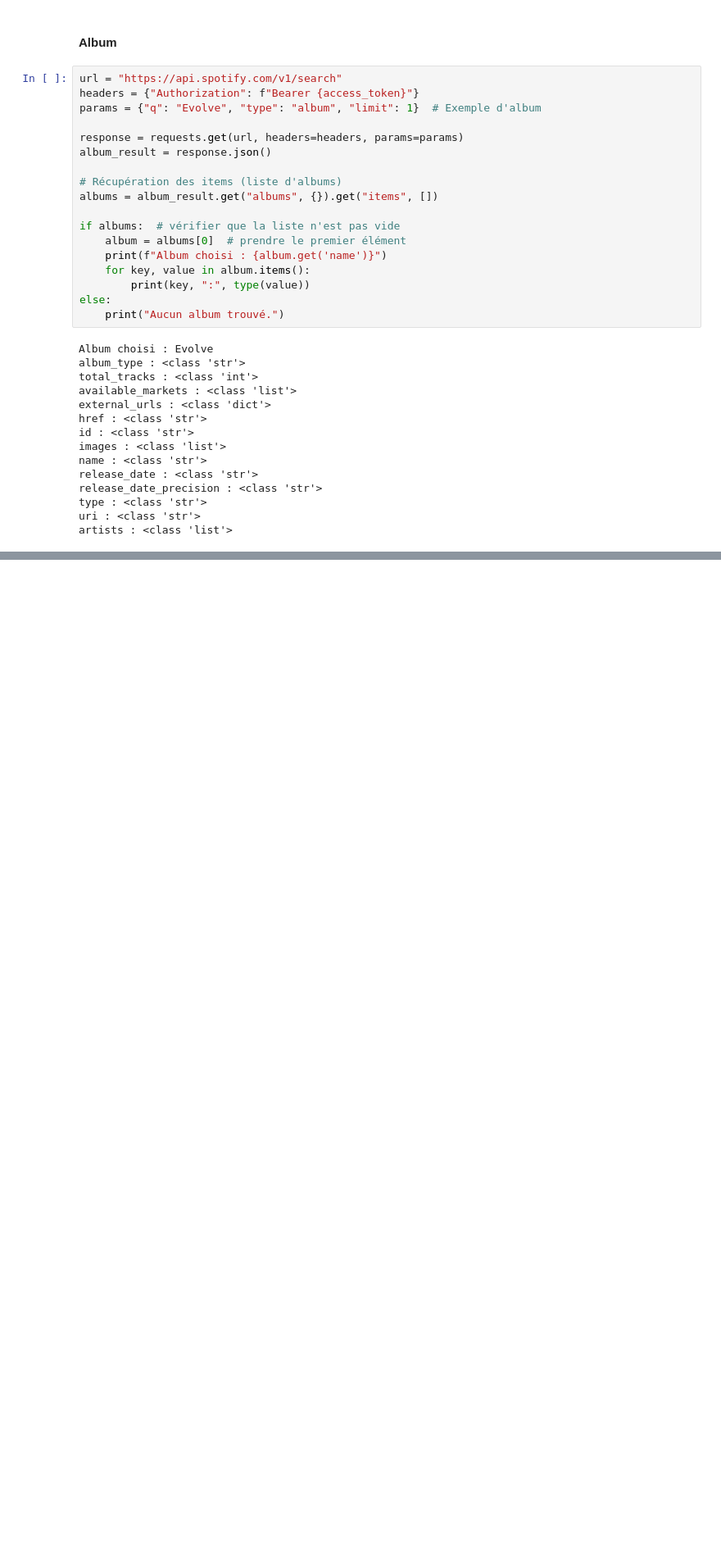
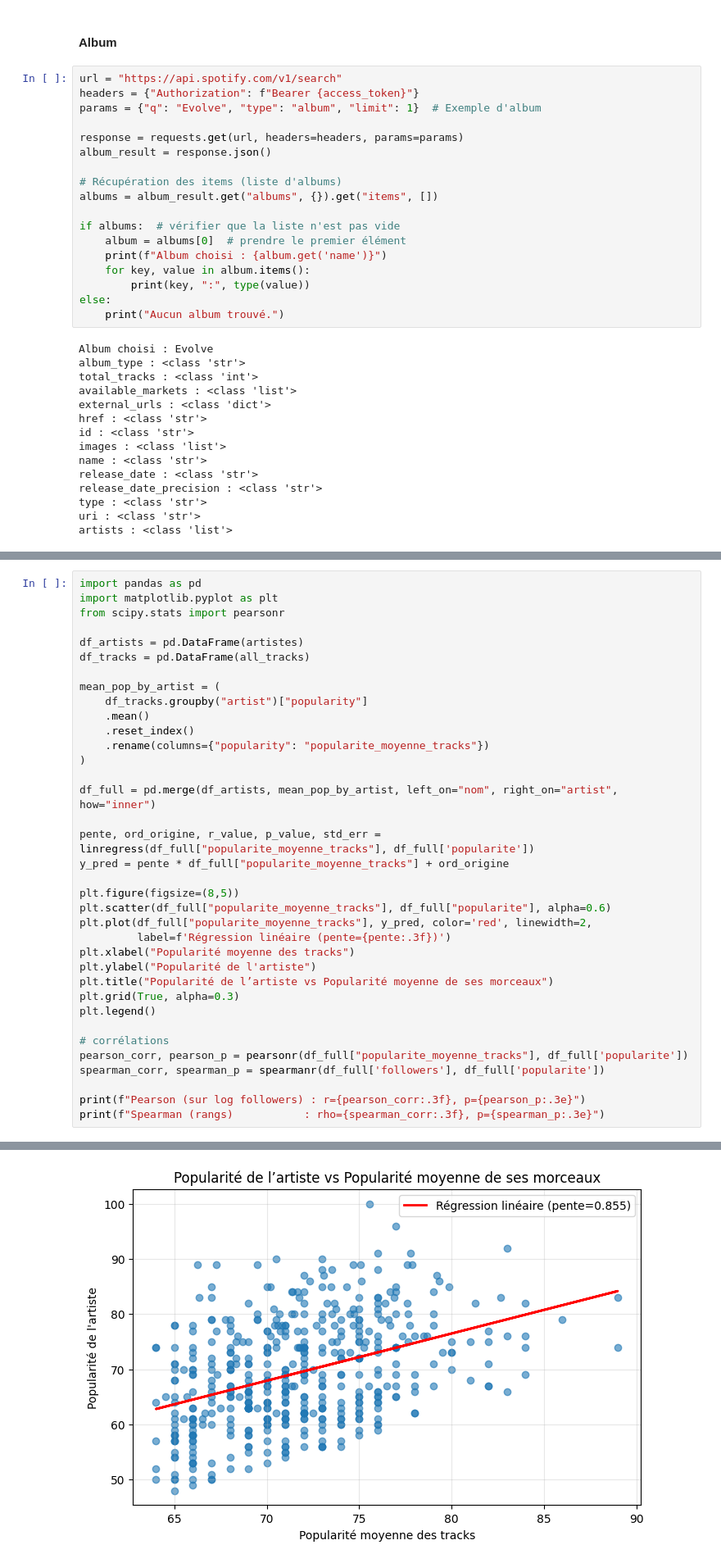
Before and after one commit to Noemie03/Delight, a Jupyter notebook: script.ipynb, the cells around one changed output, grey strips where cells are left out. Shown: that part at 82% size. Cells and saved outputs as stored; diff of their text form; blank space fills up the shorter version.

```diff
--- a/script.ipynb
+++ b/script.ipynb
@@ -161,0 +458,37 @@ for i in range(2020,2025,1):
+# %%
+import pandas as pd
+import matplotlib.pyplot as plt
+from scipy.stats import pearsonr
+
+df_artists = pd.DataFrame(artistes)
+df_tracks = pd.DataFrame(all_tracks)
+
+mean_pop_by_artist = (
+    df_tracks.groupby("artist")["popularity"]
+    .mean()
+    .reset_index()
+    .rename(columns={"popularity": "popularite_moyenne_tracks"})
+)
+
+df_full = pd.merge(df_artists, mean_pop_by_artist, left_on="nom", right_on="artist", how="inner")
+
+pente, ord_origine, r_value, p_value, std_err = linregress(df_full["popularite_moyenne_tracks"], df_full['popularite'])
+y_pred = pente * df_full["popularite_moyenne_tracks"] + ord_origine
+
+plt.figure(figsize=(8,5))
+plt.scatter(df_full["popularite_moyenne_tracks"], df_full["popularite"], alpha=0.6)
+plt.plot(df_full["popularite_moyenne_tracks"], y_pred, color='red', linewidth=2,
+         label=f'Régression linéaire (pente={pente:.3f})')
+plt.xlabel("Popularité moyenne des tracks")
+plt.ylabel("Popularité de l'artiste")
+plt.title("Popularité de l’artiste vs Popularité moyenne de ses morceaux")
+plt.grid(True, alpha=0.3)
+plt.legend()
+
+# corrélations
+pearson_corr, pearson_p = pearsonr(df_full["popularite_moyenne_tracks"], df_full['popularite'])
+spearman_corr, spearman_p = spearmanr(df_full['followers'], df_full['popularite'])
+
+print(f"Pearson (sur log followers) : r={pearson_corr:.3f}, p={pearson_p:.3e}")
+print(f"Spearman (rangs)           : rho={spearman_corr:.3f}, p={spearman_p:.3e}")
+# %% [output]
@@ -161,0 +497 @@ for i in range(2020,2025,1):
+[figure, added]
```
Also changed, not shown: parts of 33 cells of this notebook.
